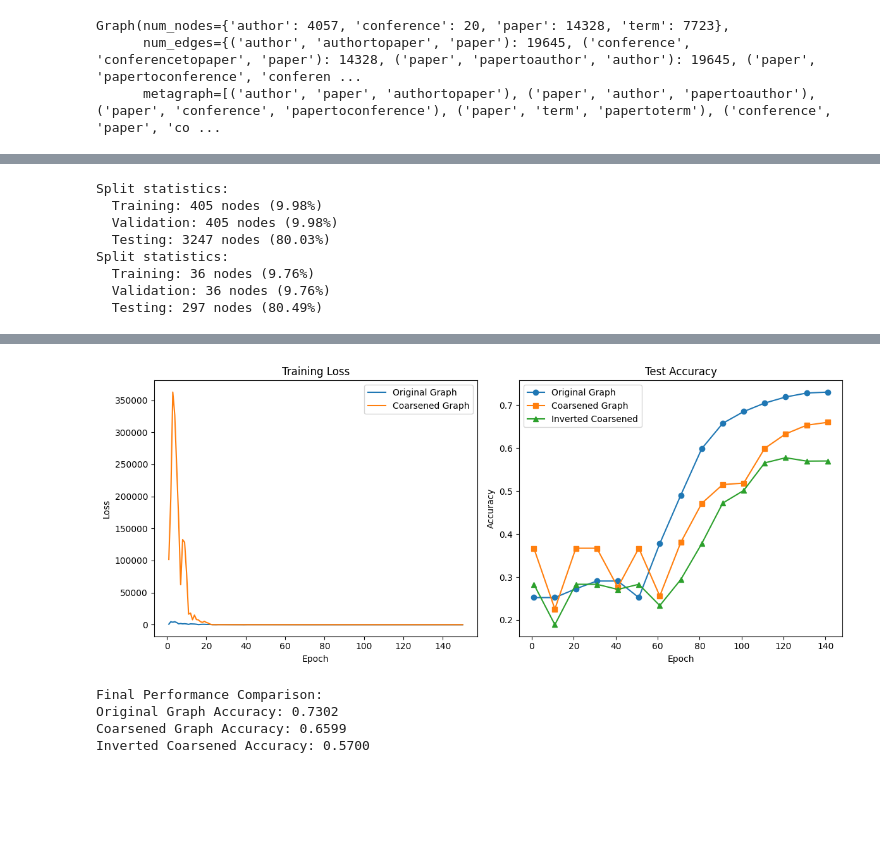
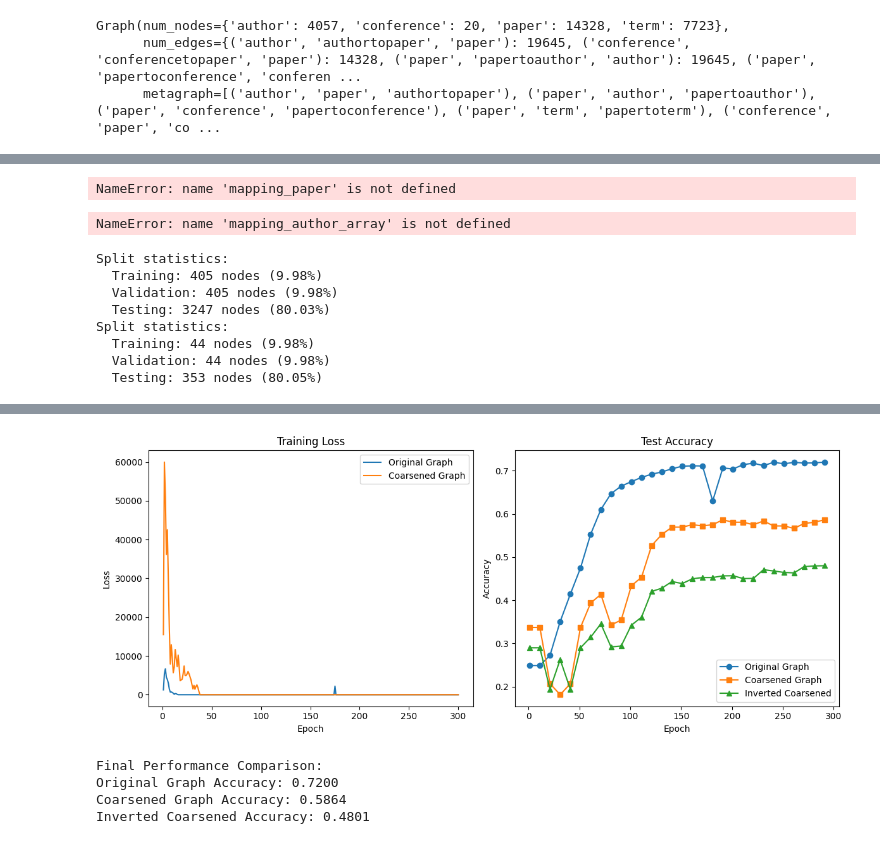
Before and after one commit to Robino-CK/convolution-matching, a Jupyter notebook: tests_dblp copy.ipynb, the cells around one changed output, grey strips where cells are left out. Drawn from its saved outputs; the diff is of its cells as text; code cells hidden in the pictures; blank space fills up the shorter version.

```diff
--- a/tests_dblp copy.ipynb
+++ b/tests_dblp copy.ipynb
@@ -23,6 +24,6 @@ R = {
     "termtopaper":1
 
 }
-coarsener = HeteroCoarsener(None,original_graph, 0.5, num_nearest_per_etype=30, num_nearest_neighbors=30,pairs_per_level=100) #, R=R
+coarsener = HeteroCoarsener(None,original_graph, 0.5, num_nearest_per_etype=30, num_nearest_neighbors=30,pairs_per_level=50, is_neighboring_h=False) #, R=R
 coarsener.init_step()
 # %% [output]
@@ -36,7 +37,7 @@ _find_lowest_cost_edges 0.010274410247802734
 coarsener.r = 0.1
 # %%
 isNewMerges = True
-for i in range(400):
+for i in range(3000):
     if not isNewMerges:
         break
     print("--------- step: " , i , "---------" )
@@ -105,6 +102,8 @@ mapping_author_array = torch.tensor([v for k,v in mapping.items()])
 
 
 mapping_paper_array = torch.tensor([v for k,v in mapping_paper.items()])
+# %% [output]
+NameError: name 'mapping_paper' is not defined
 # %%
 src_all_orig = original_graph.edges(etype="authortopaper")[0]
 dst_all_orig = original_graph.edges(etype="authortopaper")[1]
@@ -113,6 +112,8 @@ for src_orig, dst_orig in zip(src_all_orig, dst_all_orig):
     dst_c = mapping_paper_array[dst_orig.item()]
     edges = coarsend_graph.edge_ids(src_c, dst_c, etype="authortopaper")
     assert len(edges) != 0, "warning"
+# %% [output]
+NameError: name 'mapping_author_array' is not defined
 # %%
 import torch
 import numpy as np
@@ -177,7 +178,7 @@ def create_train_val_test_masks(hetero_data, train_ratio=0.1, val_ratio=0.1, tes
     return hetero_data
 
 # Example usage
-seed = 47 # 44
+seed = 42 # 44
 original_data =  create_train_val_test_masks(original_data, train_ratio=0.1, val_ratio=0.1, test_ratio=0.8, target_node_type='author', random_state=seed)
 coarsened_data = create_train_val_test_masks(coarsened_data, train_ratio=0.1, val_ratio=0.1, test_ratio=0.8, target_node_type='author', random_state=seed)
 
@@ -191,9 +192,9 @@ Split statistics:
   Validation: 405 nodes (9.98%)
   Testing: 3247 nodes (80.03%)
 Split statistics:
-  Training: 36 nodes (9.76%)
-  Validation: 36 nodes (9.76%)
-  Testing: 297 nodes (80.49%)
+  Training: 44 nodes (9.98%)
+  Validation: 44 nodes (9.98%)
+  Testing: 353 nodes (80.05%)
 # %%
 from torch_sparse import SparseTensor
 
@@ -371,7 +372,7 @@ results = {
     "coarsened_acc": [],
     "inverted_acc": []
 }
-epochs = 150
+epochs = 300
 for epoch in range(epochs):
     # Train both models
     original_loss = train_original()
@@ -455,8 +456,8 @@ Epoch 141:
-[figure, old version]
+[figure, new version]
 Final Performance Comparison:
-Original Graph Accuracy: 0.7302
-Coarsened Graph Accuracy: 0.6599
-Inverted Coarsened Accuracy: 0.5700
+Original Graph Accuracy: 0.7200
+Coarsened Graph Accuracy: 0.5864
+Inverted Coarsened Accuracy: 0.4801
 # %%
 # Import necessary libraries (if not already imported)
 import torch
```
Also changed, not shown: parts of 9 cells of this notebook, 2 other files.
